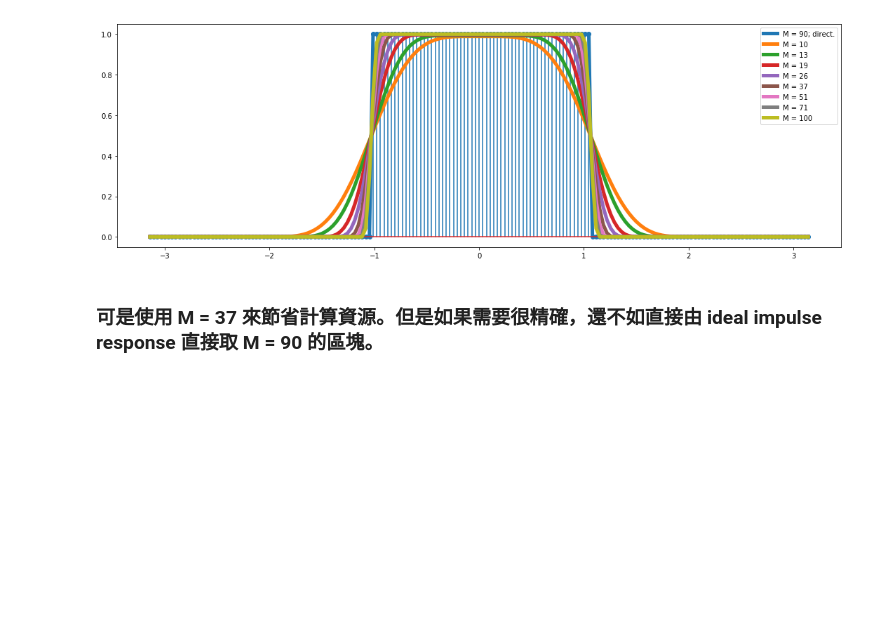
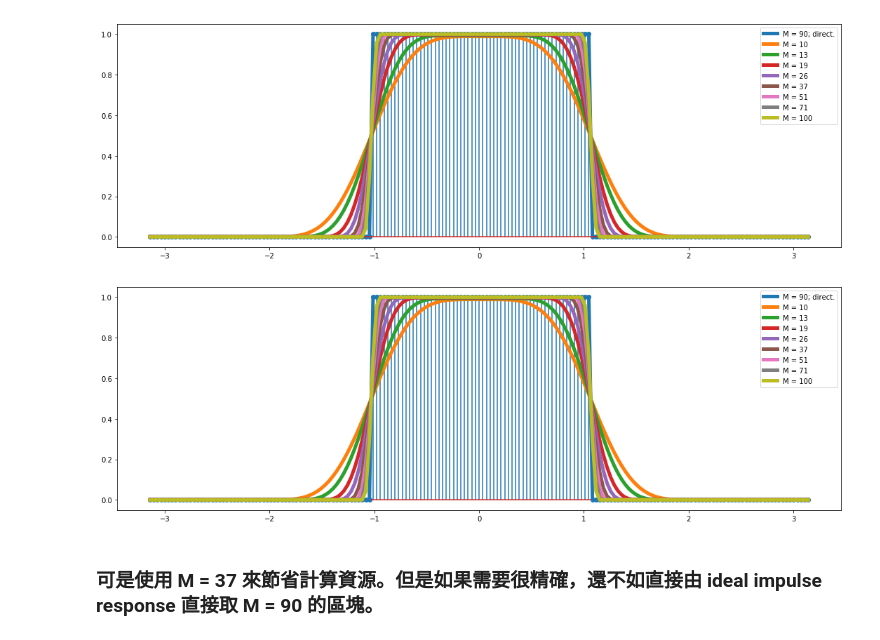
Before and after one commit to Wei1234c/Digital_Signal_Processing, a Jupyter notebook: notebooks/week6/Week 6 Lab.ipynb, the cells around one changed output. Saved outputs shown, nothing was run; the diff lists cells and outputs as text; code cells hidden in the pictures; blank space fills up the shorter version.

```diff
--- a/notebooks/week6/Week 6 Lab.ipynb
+++ b/notebooks/week6/Week 6 Lab.ipynb
@@ -171,6 +171,36 @@ plt.tight_layout()
 plt.show()
 # %% [output]
 [figure]
+# %%
+from scipy.signal import hilbert
+
+w = dsp.get_freq_bins()
+w_cut = np.pi/3
+H = dsp.rect(w, w_cut * 2)
+windowing = True
+
+def plot_envelopes(w):
+    Hs = []
+
+    fourier.plot = False
+    for M in (10**np.linspace(1, 2, 8)).astype(int):
+        h1 = filtering.low_pass_fir(M = M, windowing = windowing)
+        Hs.append((M, fourier.dtft(h1)))
+
+    fourier.plot = True
+    for H_m in Hs:
+        plt.plot(w,  hilbert(abs(H_m[1])), linewidth = 5, label = 'M = {}'.format(H_m[0]))
+
+plt.figure(figsize = (15, 5))
+plt.stem(w, H)
+plt.plot(w, hilbert(H), linewidth = 5, label = 'M = {}; direct.'.format(90))
+plot_envelopes(w)
+
+plt.legend()
+plt.tight_layout()
+plt.show()
+# %% [output]
+[figure, added]
 # %% [markdown]
 ### 可是使用 M = 37 來節省計算資源。但是如果需要很精確，還不如直接由 ideal impulse response 直接取 M = 90 的區塊。
 # %% [markdown]
```
Also changed, not shown: parts of 2 cells of this notebook, 17 other files.
